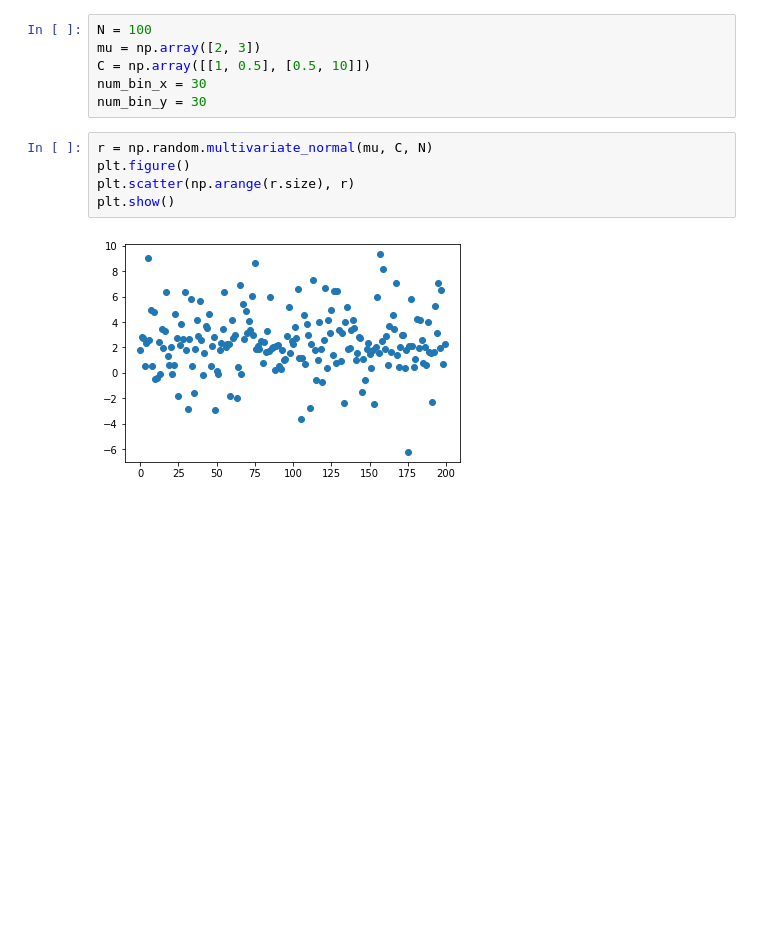
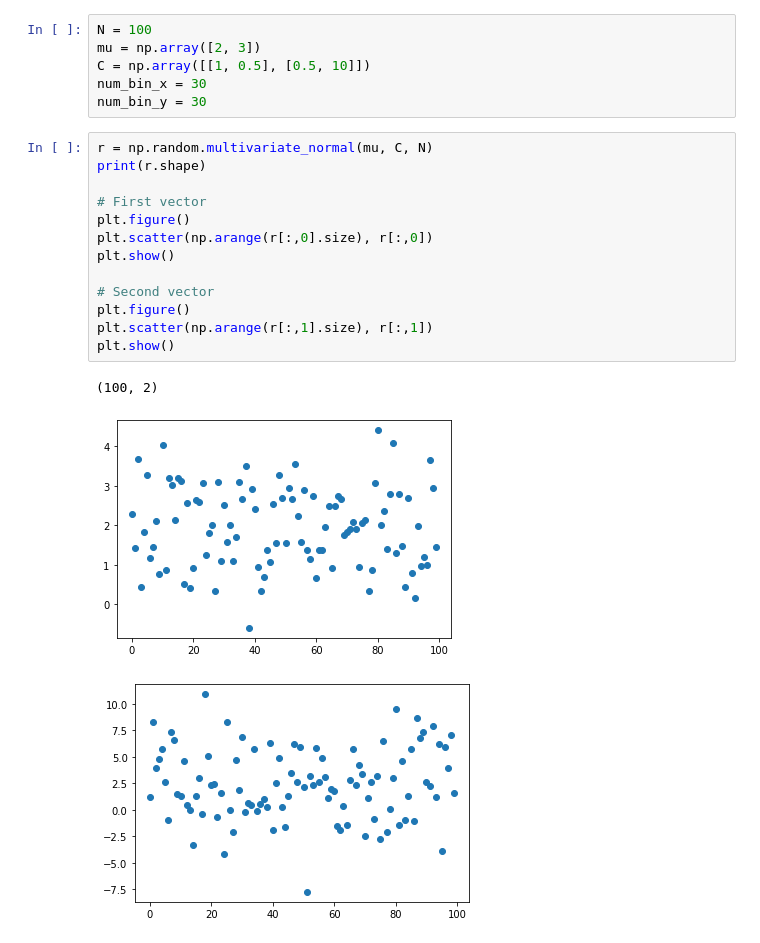
Before and after one commit to cleversonahum/UFPA-DSP, a Jupyter notebook: book-resolution/ch1/review-exercise/q11.ipynb, the cells around one changed output. Drawn from its saved outputs; the diff is of its cells as text; blank space fills up the shorter version.

```diff
--- a/book-resolution/ch1/review-exercise/q11.ipynb
+++ b/book-resolution/ch1/review-exercise/q11.ipynb
@@ -10,11 +10,21 @@ num_bin_x = 30
 num_bin_y = 30
 # %%
 r = np.random.multivariate_normal(mu, C, N)
+print(r.shape)
+
+# First vector
 plt.figure()
-plt.scatter(np.arange(r.size), r)
+plt.scatter(np.arange(r[:,0].size), r[:,0])
 plt.show()
+
+# Second vector
+plt.figure()
+plt.scatter(np.arange(r[:,1].size), r[:,1])
+plt.show()
 # %% [output]
+(100, 2)
-[figure, old version]
+[figure, new version]
+[figure, added]
 # %%
 Cest = np.cov(np.transpose(r))
 mu_est = np.mean(r, axis=0)
```
Also changed, not shown: parts of 10 cells of this notebook, 1 other file.
